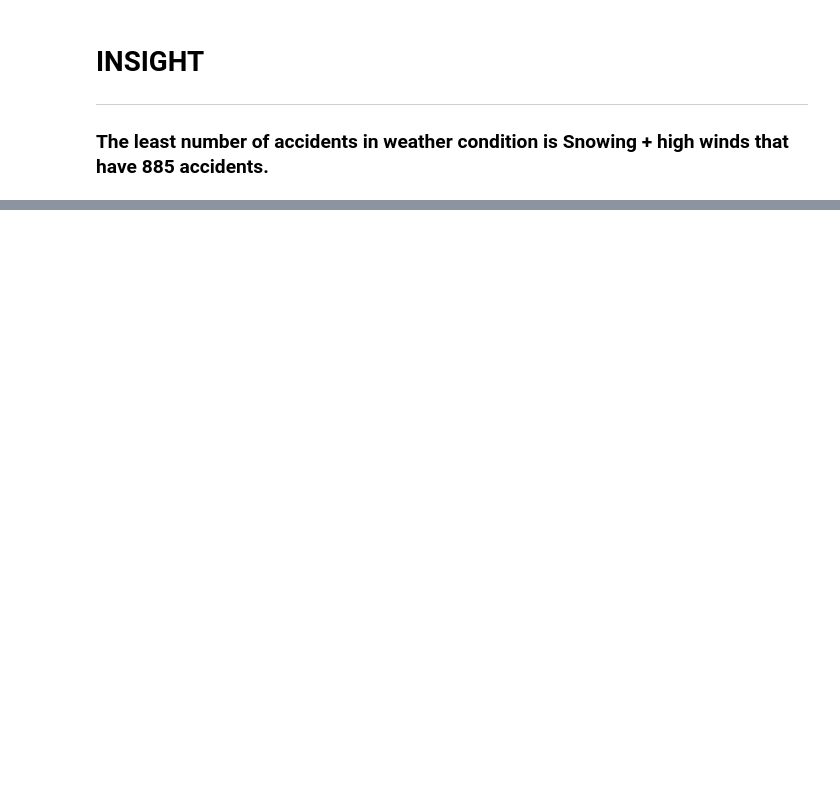
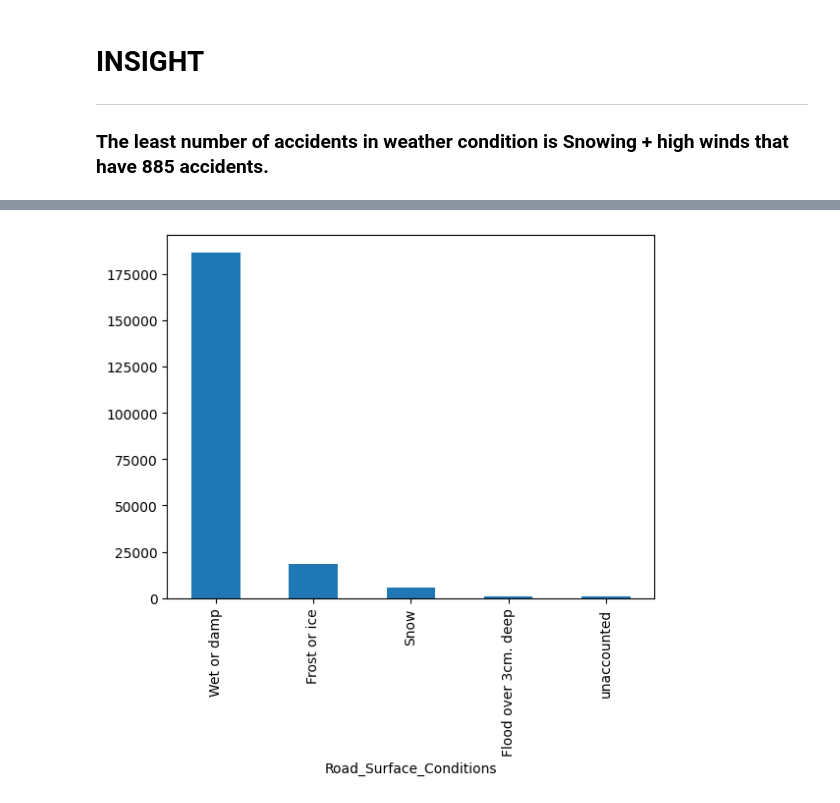
Before and after one commit to markvincent05/ELEC303_DATA_ANALYTICS_CASTILLANO, a Jupyter notebook: Activity2.ipynb, the cells around one changed output, grey strips where cells are left out. Drawn from its saved outputs; the diff is of its cells as text; code cells hidden in the pictures; blank space fills up the shorter version.

```diff
--- a/Activity2.ipynb
+++ b/Activity2.ipynb
@@ -566,0 +683,5 @@ Name: count, dtype: int64
+# %%
+nodry_df['Road_Surface_Conditions'].value_counts().plot(kind='bar')
+plt.show()
+# %% [output]
+[figure, added]
```
Also changed, not shown: parts of 28 cells of this notebook.
